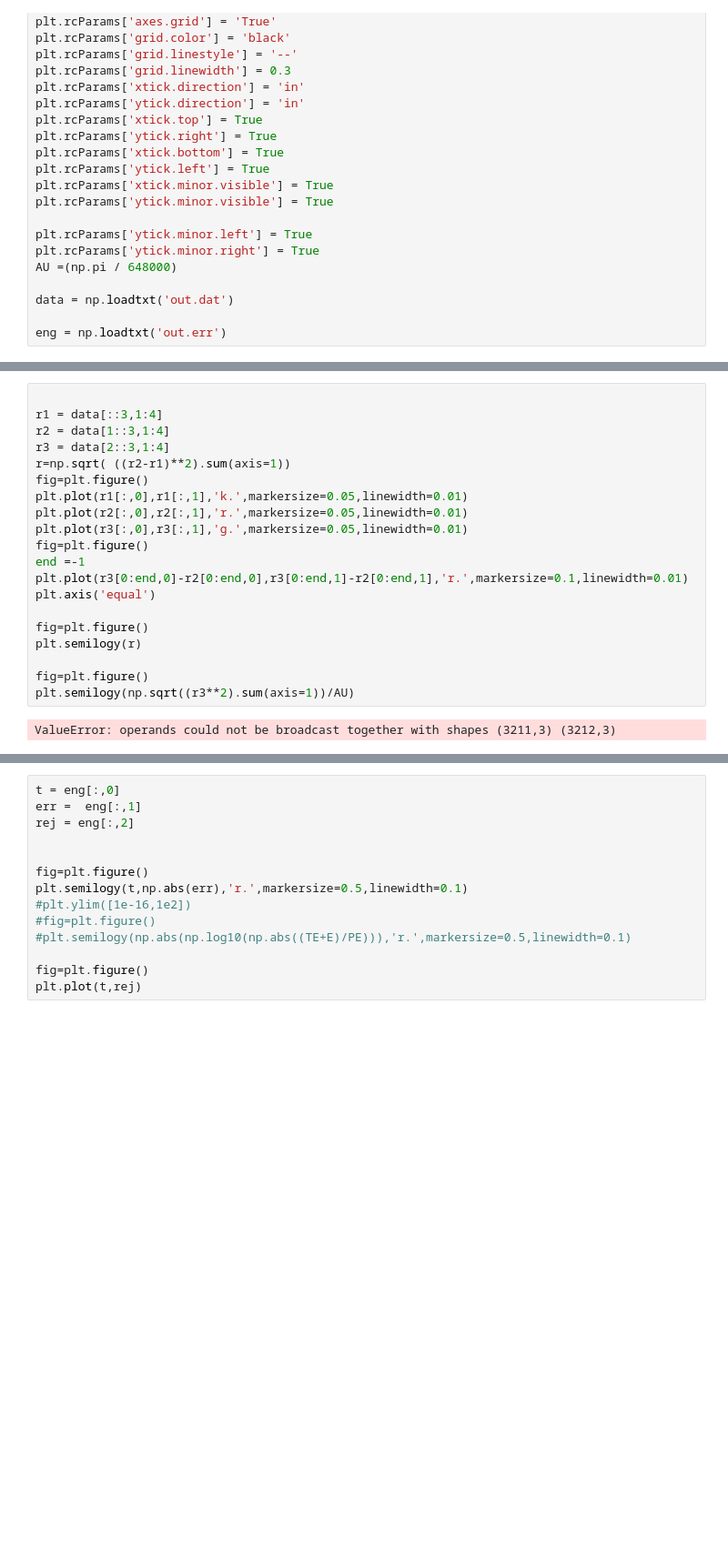
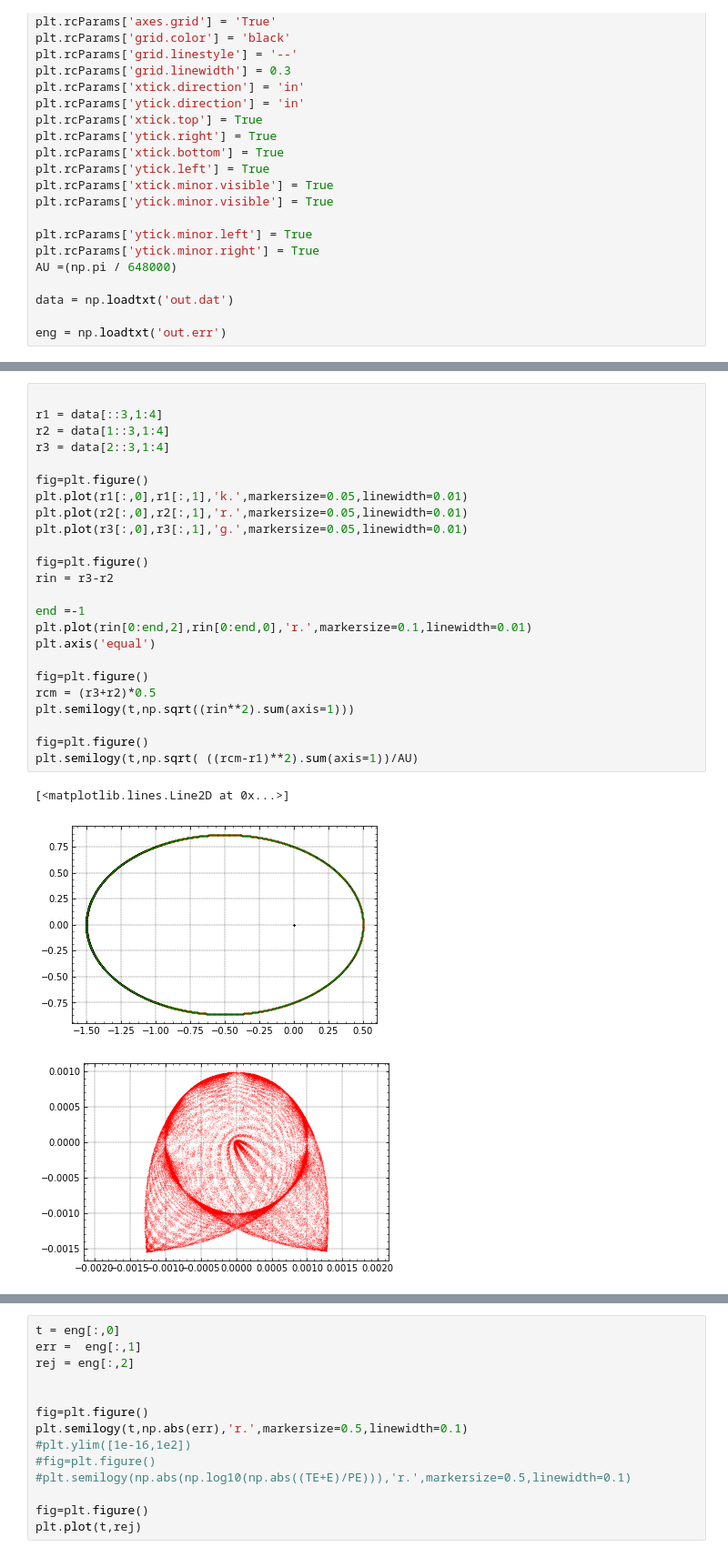
Before and after one commit to YihanWangAstro/SpaceHub, a Jupyter notebook: integrationTest/Untitled.ipynb, the cells around one changed output, grey strips where cells are left out. Shown: that part at 91% size. Cells and saved outputs as stored; diff of their text form; blank space fills up the shorter version.

```diff
--- a/integrationTest/Untitled.ipynb
+++ b/integrationTest/Untitled.ipynb
@@ -83,22 +83,28 @@ plt.savefig('IAS15.png',dpi=400)
 # %%
 
 r1 = data[::3,1:4]
 r2 = data[1::3,1:4]
 r3 = data[2::3,1:4]
-r=np.sqrt( ((r2-r1)**2).sum(axis=1))
+
 fig=plt.figure()
 plt.plot(r1[:,0],r1[:,1],'k.',markersize=0.05,linewidth=0.01)
 plt.plot(r2[:,0],r2[:,1],'r.',markersize=0.05,linewidth=0.01)
 plt.plot(r3[:,0],r3[:,1],'g.',markersize=0.05,linewidth=0.01)
+
 fig=plt.figure()
+rin = r3-r2
+
 end =-1
-plt.plot(r3[0:end,0]-r2[0:end,0],r3[0:end,1]-r2[0:end,1],'r.',markersize=0.1,linewidth=0.01)
+plt.plot(rin[0:end,2],rin[0:end,0],'r.',markersize=0.1,linewidth=0.01)
 plt.axis('equal')
 
 fig=plt.figure()
-plt.semilogy(r)
+rcm = (r3+r2)*0.5
+plt.semilogy(t,np.sqrt((rin**2).sum(axis=1)))
 
 fig=plt.figure()
-plt.semilogy(np.sqrt((r3**2).sum(axis=1))/AU)
+plt.semilogy(t,np.sqrt( ((rcm-r1)**2).sum(axis=1))/AU)
 # %% [output]
-ValueError: operands could not be broadcast together with shapes (3211,3) (3212,3)
+[<matplotlib.lines.Line2D at 0x...>]
+[figure, added]
+[figure, added]
```
Also changed, not shown: parts of 4 cells of this notebook, 17 other files.
